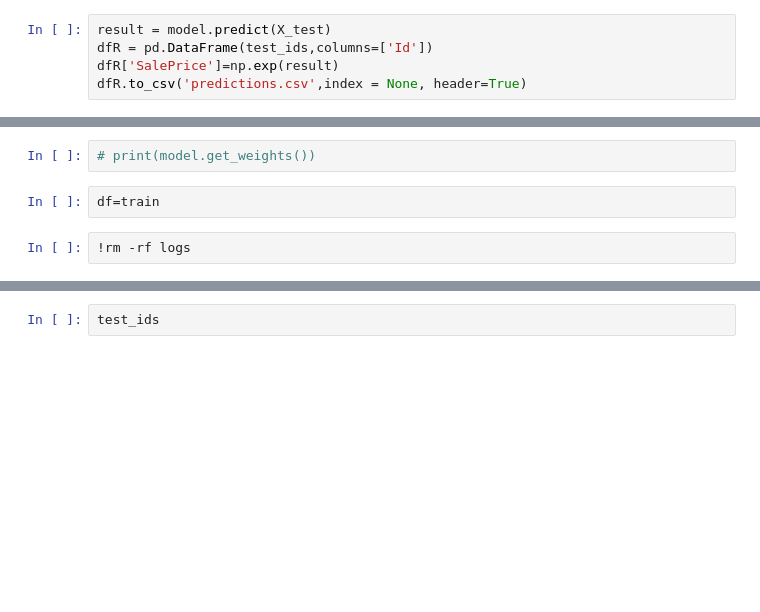
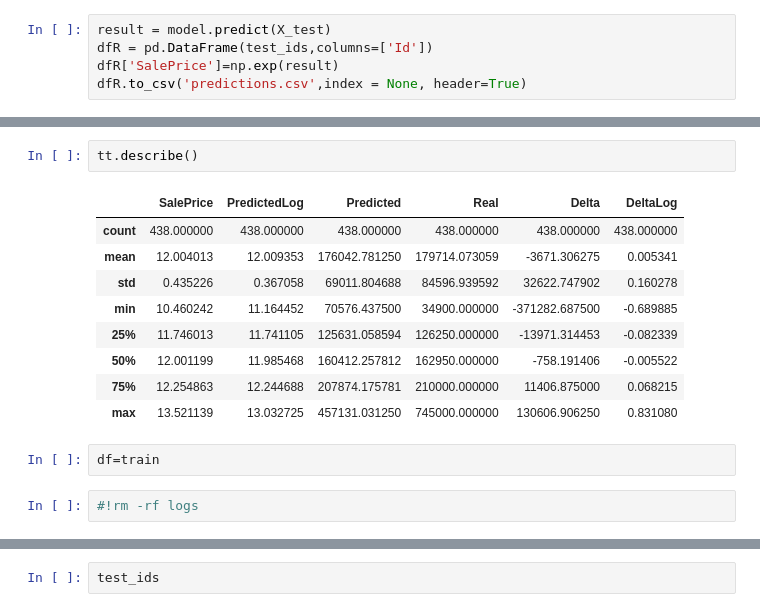
Before and after one commit to DrMegavolt/kaggle_house_iowa, a Jupyter notebook: TF_model.ipynb, the cells around one changed output, grey strips where cells are left out. Cells and saved outputs as stored; diff of their text form; blank space fills up the shorter version.

```diff
--- a/TF_model.ipynb
+++ b/TF_model.ipynb
@@ -237,9 +244,19 @@ Id
-# %%
-# print(model.get_weights())
+# %%
+tt.describe()
+# %% [output]
+|  | SalePrice | PredictedLog | Predicted | Real | Delta | DeltaLog |
+| count | 438.000000 | 438.000000 | 438.000000 | 438.000000 | 438.000000 | 438.000000 |
+| mean | 12.004013 | 12.009353 | 176042.781250 | 179714.073059 | -3671.306275 | 0.005341 |
+| std | 0.435226 | 0.367058 | 69011.804688 | 84596.939592 | 32622.747902 | 0.160278 |
+| min | 10.460242 | 11.164452 | 70576.437500 | 34900.000000 | -371282.687500 | -0.689885 |
+| 25% | 11.746013 | 11.741105 | 125631.058594 | 126250.000000 | -13971.314453 | -0.082339 |
+| 50% | 12.001199 | 11.985468 | 160412.257812 | 162950.000000 | -758.191406 | -0.005522 |
+| 75% | 12.254863 | 12.244688 | 207874.175781 | 210000.000000 | 11406.875000 | 0.068215 |
+| max | 13.521139 | 13.032725 | 457131.031250 | 745000.000000 | 130606.906250 | 0.831080 |
 # %%
 df=train
 # %%
-!rm -rf logs
+#!rm -rf logs
 # %%
 pd.DataFrame(X_test, columns=testData.columns).describe().T
 # %% [output]
```
Also changed, not shown: parts of 13 cells of this notebook, 2 other files.
